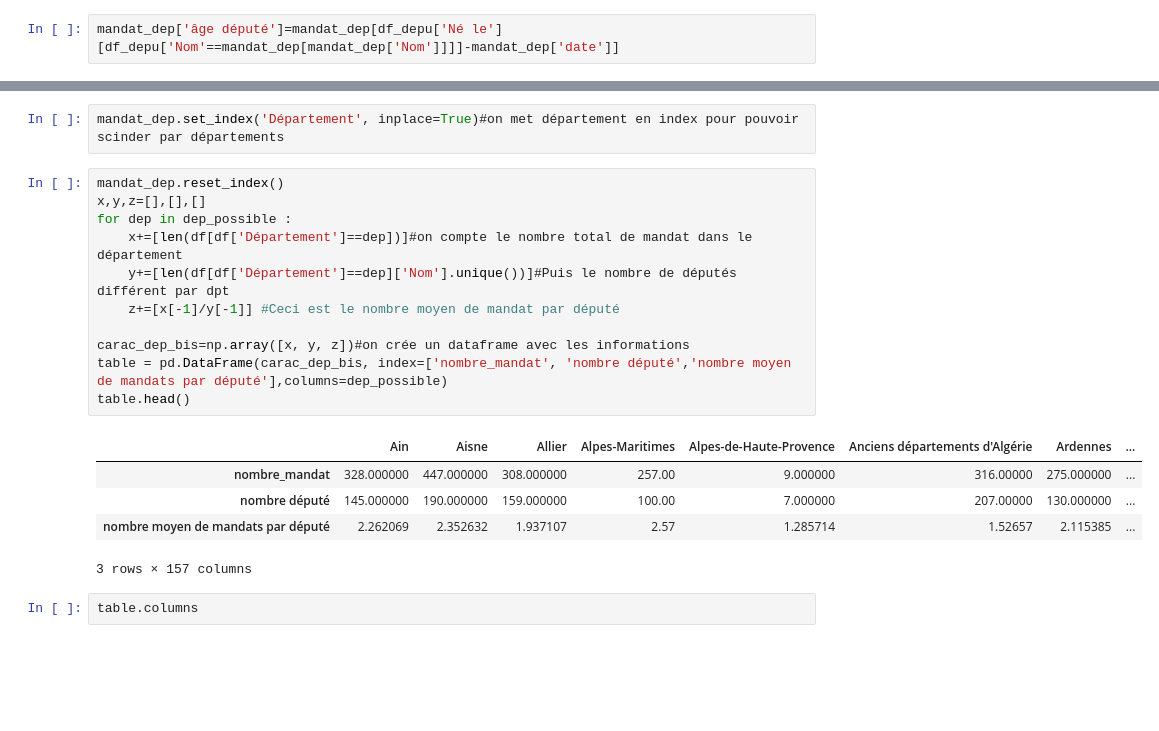
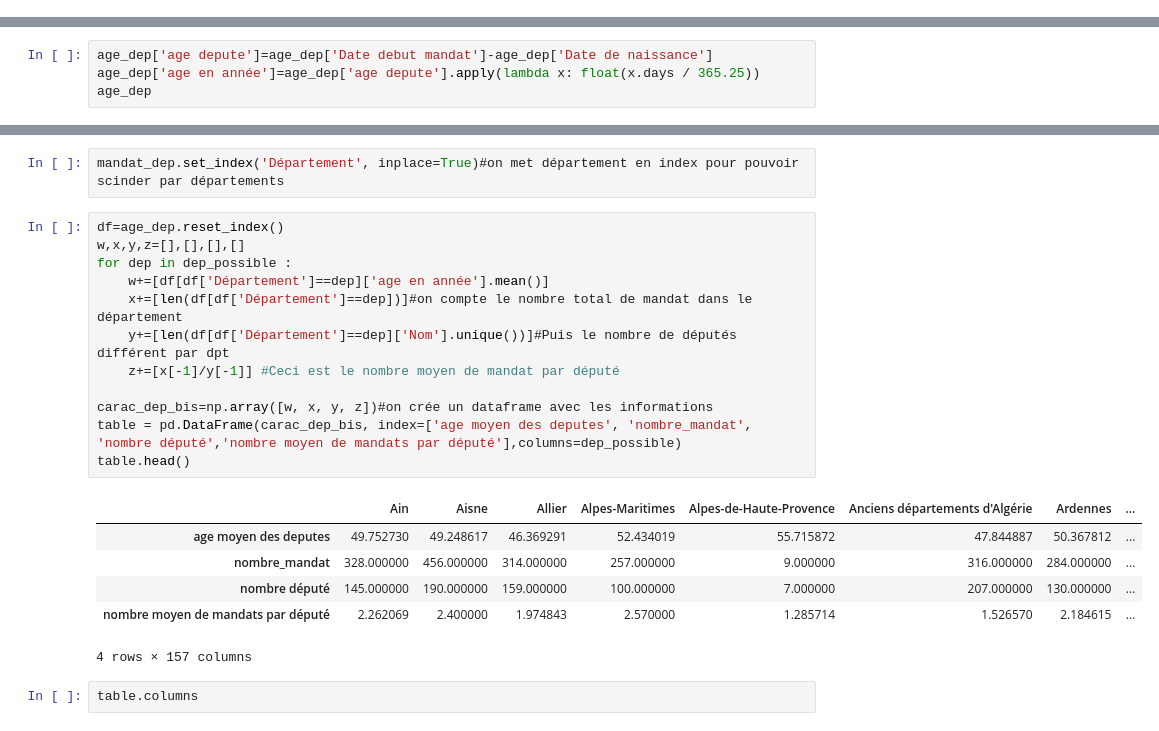
Before and after one commit to dusylvain/Projet-Python-deputes, a Jupyter notebook: statistiques_descriptives_depute (1).ipynb, the cells around one changed output, grey strips where cells are left out. Cells and saved outputs as stored; diff of their text form; blank space fills up the shorter version.

```diff
--- a/statistiques_descriptives_depute (1).ipynb
+++ b/statistiques_descriptives_depute (1).ipynb
@@ -96,2 +88,0 @@ age_dep.head(2)
-# %%
-mandat_dep['âge député']=mandat_dep[df_depu['Né le'][df_depu['Nom'==mandat_dep[mandat_dep['Nom']]]]-mandat_dep['date']]
@@ -99,0 +89,4 @@ KeyError: "None of [Index(['Jean-Baptiste, Antoine Georgette du Buisson de La Bo
+# %%
+age_dep['age depute']=age_dep['Date debut mandat']-age_dep['Date de naissance']
+age_dep['age en année']=age_dep['age depute'].apply(lambda x: float(x.days / 365.25))
+age_dep
@@ -135,22 +148,24 @@ dtype: int64
 # %%
 mandat_dep.set_index('Département', inplace=True)#on met département en index pour pouvoir scinder par départements
 # %%
-mandat_dep.reset_index()
-x,y,z=[],[],[]
+df=age_dep.reset_index()
+w,x,y,z=[],[],[],[]
 for dep in dep_possible :
+    w+=[df[df['Département']==dep]['age en année'].mean()]
     x+=[len(df[df['Département']==dep])]#on compte le nombre total de mandat dans le département
     y+=[len(df[df['Département']==dep]['Nom'].unique())]#Puis le nombre de députés différent par dpt
     z+=[x[-1]/y[-1]] #Ceci est le nombre moyen de mandat par député
 
-carac_dep_bis=np.array([x, y, z])#on crée un dataframe avec les informations
-table = pd.DataFrame(carac_dep_bis, index=['nombre_mandat', 'nombre député','nombre moyen de mandats par député'],columns=dep_possible)
+carac_dep_bis=np.array([w, x, y, z])#on crée un dataframe avec les informations
+table = pd.DataFrame(carac_dep_bis, index=['age moyen des deputes', 'nombre_mandat', 'nombre député','nombre moyen de mandats par député'],columns=dep_possible)
 table.head()
 # %% [output]
 |  | Ain | Aisne | Allier | Alpes-Maritimes | Alpes-de-Haute-Provence | Anciens départements d'Algérie | Ardennes | ... |
-| nombre_mandat | 328.000000 | 447.000000 | 308.000000 | 257.00 | 9.000000 | 316.00000 | 275.000000 | ... |
-| nombre député | 145.000000 | 190.000000 | 159.000000 | 100.00 | 7.000000 | 207.00000 | 130.000000 | ... |
-| nombre moyen de mandats par député | 2.262069 | 2.352632 | 1.937107 | 2.57 | 1.285714 | 1.52657 | 2.115385 | ... |
+| age moyen des deputes | 49.752730 | 49.248617 | 46.369291 | 52.434019 | 55.715872 | 47.844887 | 50.367812 | ... |
+| nombre_mandat | 328.000000 | 456.000000 | 314.000000 | 257.000000 | 9.000000 | 316.000000 | 284.000000 | ... |
+| nombre député | 145.000000 | 190.000000 | 159.000000 | 100.000000 | 7.000000 | 207.000000 | 130.000000 | ... |
+| nombre moyen de mandats par député | 2.262069 | 2.400000 | 1.974843 | 2.570000 | 1.285714 | 1.526570 | 2.184615 | ... |
-3 rows × 157 columns
+4 rows × 157 columns
 # %%
 table.columns
 # %% [output]
```
Also changed, not shown: parts of 9 cells of this notebook.
